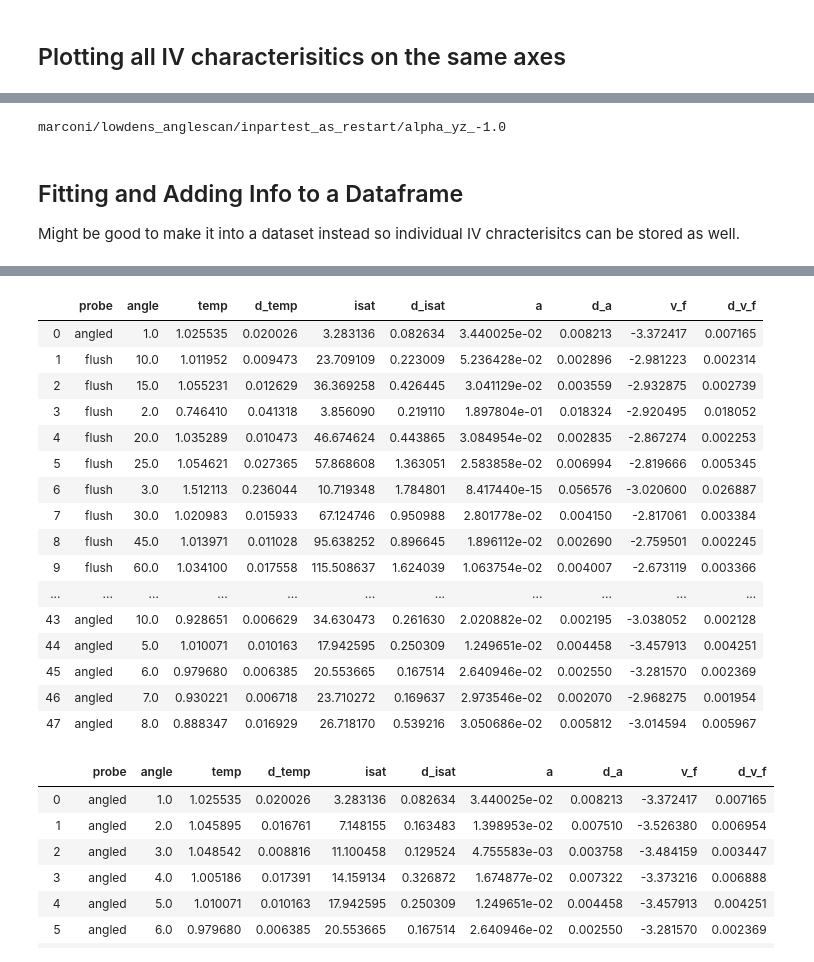
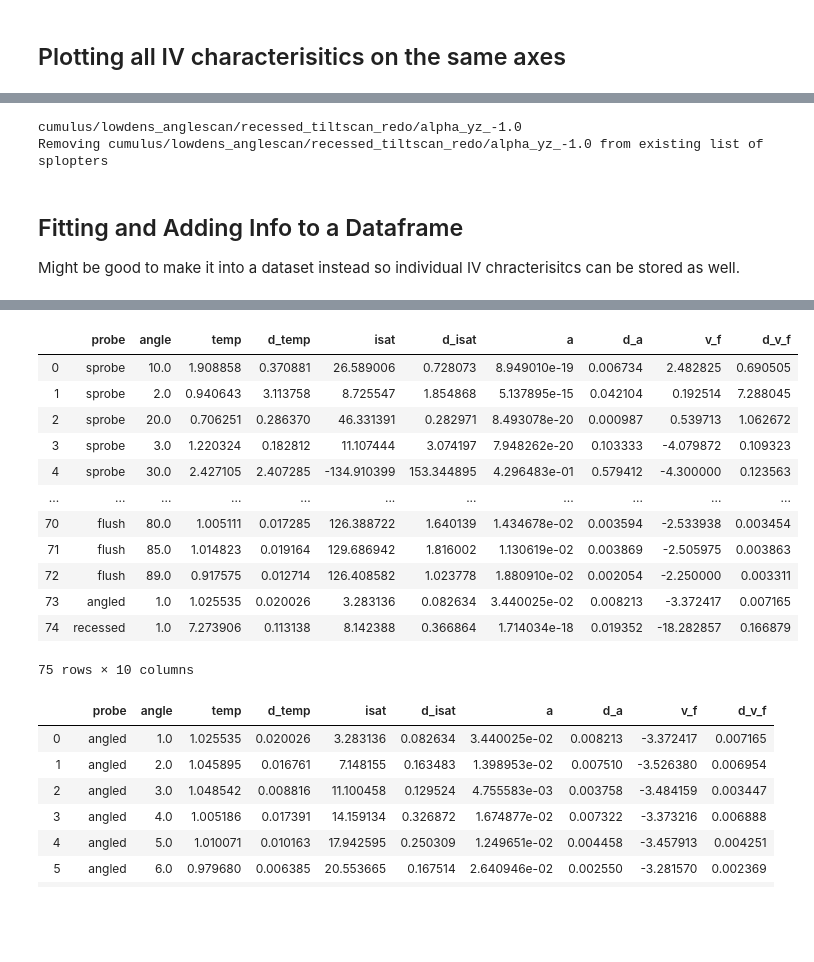
Before and after one commit to jackleland/flopter, a Jupyter notebook: analysis/jupyter/spice/lowdens_anglescan/lowdensscan_compilation_1.ipynb, the cells around one changed output, grey strips where cells are left out. Cells and saved outputs as stored; diff of their text form; code cells hidden in the pictures; blank space fills up the shorter version.

```diff
--- a/analysis/jupyter/spice/lowdens_anglescan/lowdensscan_compilation_1.ipynb
+++ b/analysis/jupyter/spice/lowdens_anglescan/lowdensscan_compilation_1.ipynb
@@ -35,7 +35,7 @@ importlib.reload(lpu)
 This section deals with file io and selecting the right .mat files. This needs to be run for the latter sections to work.
 # %%
 # lowdens_dir = pth.Path('/home/jleland/Spice/spice2/bin/data_local_m2/lowdens_anglescan')
-lowdens_dir = pth.Path('/home/jleland/Data/external/spice/')
+lowdens_dir = pth.Path('/home/jleland/data/external/spice/')
 os.chdir(lowdens_dir)
 # %%
 lps = lpu.MagnumProbes()
@@ -52,7 +52,10 @@ print(angled_probe.theta_p)
 # %%
 skippable_scans = {
     'marconi/lowdens_anglescan/inpartest_as',
-    'marconi/lowdens_anglescan/angled_tiltscan_ext'
+    'marconi/lowdens_anglescan/angled_tiltscan_ext',
+    'marconi/lowdens_anglescan/sprobe_tiltscan',
+    'marconi/lowdens_anglescan/recessed_tiltscan',
+    'marconi/lowdens_anglescan/rearwall_tiltscan',
 }
 single_sims = {
     'marconi/lowdens_anglescan/angled_1',
@@ -132,6 +135,11 @@ skippable = {
     'marconi/lowdens_anglescan/rearwall_tiltscan/alpha_yz_-5.0',
     'marconi/lowdens_anglescan/sprobe_tiltscan/alpha_yz_-1.0',
     'marconi/lowdens_anglescan/sprobe_tiltscan/alpha_yz_-10.0',
+    'marconi/lowdens_anglescan/rearwall_tiltscan_redo.1/alpha_yz_-1.0',
+    'marconi/lowdens_anglescan/sprobe_tiltscan_redo/alpha_yz_-1.0',
+    'marconi/lowdens_anglescan/recessed_tiltscan_redo/alpha_yz_-1.0',
+    'marconi/lowdens_anglescan/recessed_tiltscan_redo/alpha_yz_-2.0'
+
 #     'cumulus/lowdens_anglescan/flush_tiltscan_ext/alpha_yz_-1.0',
 #     'cumulus/lowdens_anglescan/angled_tiltscan_ext/alpha_yz_-1.0'
 }
@@ -227,12 +237,16 @@ splopter.prepare(denormaliser_fl=True, homogenise_fl=True, find_se_temp_fl=False
 splopter.denormalise()
 splopters[angle_dir] = splopter
 # %% [output]
-marconi/lowdens_anglescan/inpartest_as_restart/alpha_yz_-1.0
+cumulus/lowdens_anglescan/recessed_tiltscan_redo/alpha_yz_-1.0
+Removing cumulus/lowdens_anglescan/recessed_tiltscan_redo/alpha_yz_-1.0 from existing list of splopters
 # %% [markdown]
 ## Fitting and Adding Info to a Dataframe
 Might be good to make it into a dataset instead so individual IV chracterisitcs can be stored as well.
 # %%
-fig, axes = plt.subplots(4, 3, sharex='col', sharey='col')
+axes = []
+for i in range(5):
+    fig, ax = plt.subplots(1, 3, sharex='col', sharey='col')
+    axes.append(ax)
 
 fit_df = pd.DataFrame(columns=['probe',
                                'angle',
@@ -278,12 +292,18 @@ for label, s in splopters.items():
         axd = axes[3][2]
         probe = 'recessed'
         ax.set_title('Recessed Tip')
+    elif 'sprobe' in label:
+        ax = axes[4][0]
+        axt = axes[4][1]
+        axd = axes[4][2]
+        probe = 'sprobe'
+        ax.set_title('S Probe Tip')
     else:
         print(f'Probe not matching expected categories, skipping...')
         continue
 
 #     angle = np.abs(float(label[-4:]))
-    angle = np.degrees(np.abs(np.squeeze(s.tdata.alphayz)))
+    angle = np.round(np.degrees(np.abs(np.squeeze(s.tdata.alphayz))))
     print(angle)
 
 
@@ -325,7 +345,7 @@ for label, s in splopters.items():
     except RuntimeError as e:
         print(f'WARNING: Encountered error in fit, skipping {label}')
 
-for j, probe in enumerate(['flush', 'angled']):
+for j, probe in enumerate(['flush', 'angled', 'reecessed', 'rearwall', 'sprobe']):
     filt_df = fit_df.where(fit_df.probe == probe).dropna()
     axt = axes[j][1]
     axd = axes[j][2]
@@ -363,20 +383,16 @@ fit_df
 |  | probe | angle | temp | d_temp | isat | d_isat | a | d_a | v_f | d_v_f |
-| 0 | angled | 1.0 | 1.025535 | 0.020026 | 3.283136 | 0.082634 | 3.440025e-02 | 0.008213 | -3.372417 | 0.007165 |
-| 1 | flush | 10.0 | 1.011952 | 0.009473 | 23.709109 | 0.223009 | 5.236428e-02 | 0.002896 | -2.981223 | 0.002314 |
-| 2 | flush | 15.0 | 1.055231 | 0.012629 | 36.369258 | 0.426445 | 3.041129e-02 | 0.003559 | -2.932875 | 0.002739 |
-| 3 | flush | 2.0 | 0.746410 | 0.041318 | 3.856090 | 0.219110 | 1.897804e-01 | 0.018324 | -2.920495 | 0.018052 |
-| 4 | flush | 20.0 | 1.035289 | 0.010473 | 46.674624 | 0.443865 | 3.084954e-02 | 0.002835 | -2.867274 | 0.002253 |
-| 5 | flush | 25.0 | 1.054621 | 0.027365 | 57.868608 | 1.363051 | 2.583858e-02 | 0.006994 | -2.819666 | 0.005345 |
-| 6 | flush | 3.0 | 1.512113 | 0.236044 | 10.719348 | 1.784801 | 8.417440e-15 | 0.056576 | -3.020600 | 0.026887 |
-| 7 | flush | 30.0 | 1.020983 | 0.015933 | 67.124746 | 0.950988 | 2.801778e-02 | 0.004150 | -2.817061 | 0.003384 |
-| 8 | flush | 45.0 | 1.013971 | 0.011028 | 95.638252 | 0.896645 | 1.896112e-02 | 0.002690 | -2.759501 | 0.002245 |
-| 9 | flush | 60.0 | 1.034100 | 0.017558 | 115.508637 | 1.624039 | 1.063754e-02 | 0.004007 | -2.673119 | 0.003366 |
+| 0 | sprobe | 10.0 | 1.908858 | 0.370881 | 26.589006 | 0.728073 | 8.949010e-19 | 0.006734 | 2.482825 | 0.690505 |
+| 1 | sprobe | 2.0 | 0.940643 | 3.113758 | 8.725547 | 1.854868 | 5.137895e-15 | 0.042104 | 0.192514 | 7.288045 |
+| 2 | sprobe | 20.0 | 0.706251 | 0.286370 | 46.331391 | 0.282971 | 8.493078e-20 | 0.000987 | 0.539713 | 1.062672 |
+| 3 | sprobe | 3.0 | 1.220324 | 0.182812 | 11.107444 | 3.074197 | 7.948262e-20 | 0.103333 | -4.079872 | 0.109323 |
+| 4 | sprobe | 30.0 | 2.427105 | 2.407285 | -134.910399 | 153.344895 | 4.296483e-01 | 0.579412 | -4.300000 | 0.123563 |
 | ... | ... | ... | ... | ... | ... | ... | ... | ... | ... | ... |
-| 43 | angled | 10.0 | 0.928651 | 0.006629 | 34.630473 | 0.261630 | 2.020882e-02 | 0.002195 | -3.038052 | 0.002128 |
-| 44 | angled | 5.0 | 1.010071 | 0.010163 | 17.942595 | 0.250309 | 1.249651e-02 | 0.004458 | -3.457913 | 0.004251 |
-| 45 | angled | 6.0 | 0.979680 | 0.006385 | 20.553665 | 0.167514 | 2.640946e-02 | 0.002550 | -3.281570 | 0.002369 |
-| 46 | angled | 7.0 | 0.930221 | 0.006718 | 23.710272 | 0.169637 | 2.973546e-02 | 0.002070 | -2.968275 | 0.001954 |
-| 47 | angled | 8.0 | 0.888347 | 0.016929 | 26.718170 | 0.539216 | 3.050686e-02 | 0.005812 | -3.014594 | 0.005967 |
+| 70 | flush | 80.0 | 1.005111 | 0.017285 | 126.388722 | 1.640139 | 1.434678e-02 | 0.003594 | -2.533938 | 0.003454 |
+| 71 | flush | 85.0 | 1.014823 | 0.019164 | 129.686942 | 1.816002 | 1.130619e-02 | 0.003869 | -2.505975 | 0.003863 |
+| 72 | flush | 89.0 | 0.917575 | 0.012714 | 126.408582 | 1.023778 | 1.880910e-02 | 0.002054 | -2.250000 | 0.003311 |
+| 73 | angled | 1.0 | 1.025535 | 0.020026 | 3.283136 | 0.082634 | 3.440025e-02 | 0.008213 | -3.372417 | 0.007165 |
+| 74 | recessed | 1.0 | 7.273906 | 0.113138 | 8.142388 | 0.366864 | 1.714034e-18 | 0.019352 | -18.282857 | 0.166879 |
+75 rows × 10 columns
 # %%
 fit_df = fit_df.sort_values(['probe', 'angle']).reset_index(drop=True)
 fit_df
```
Also changed, not shown: parts of 5 cells of this notebook, 11 other files.
